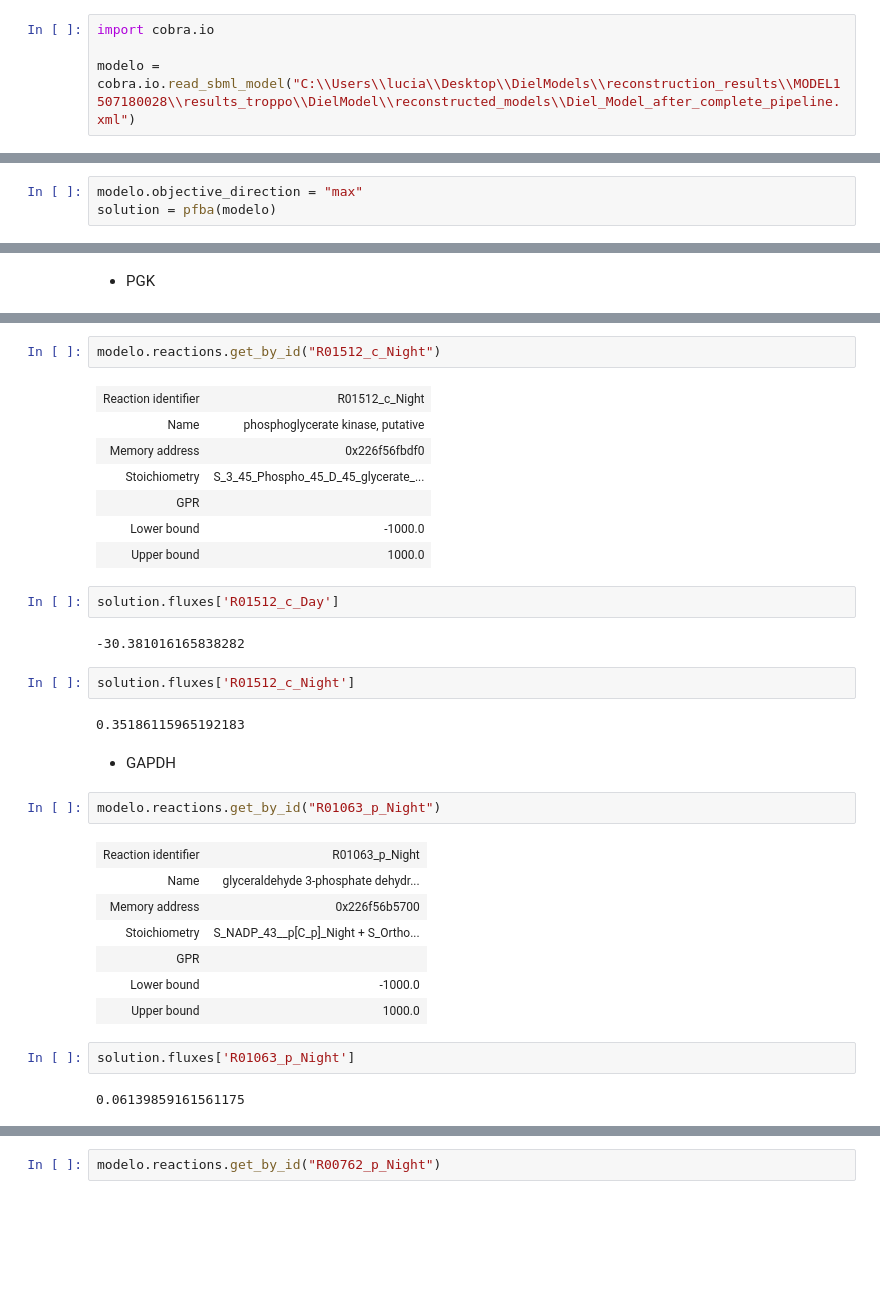
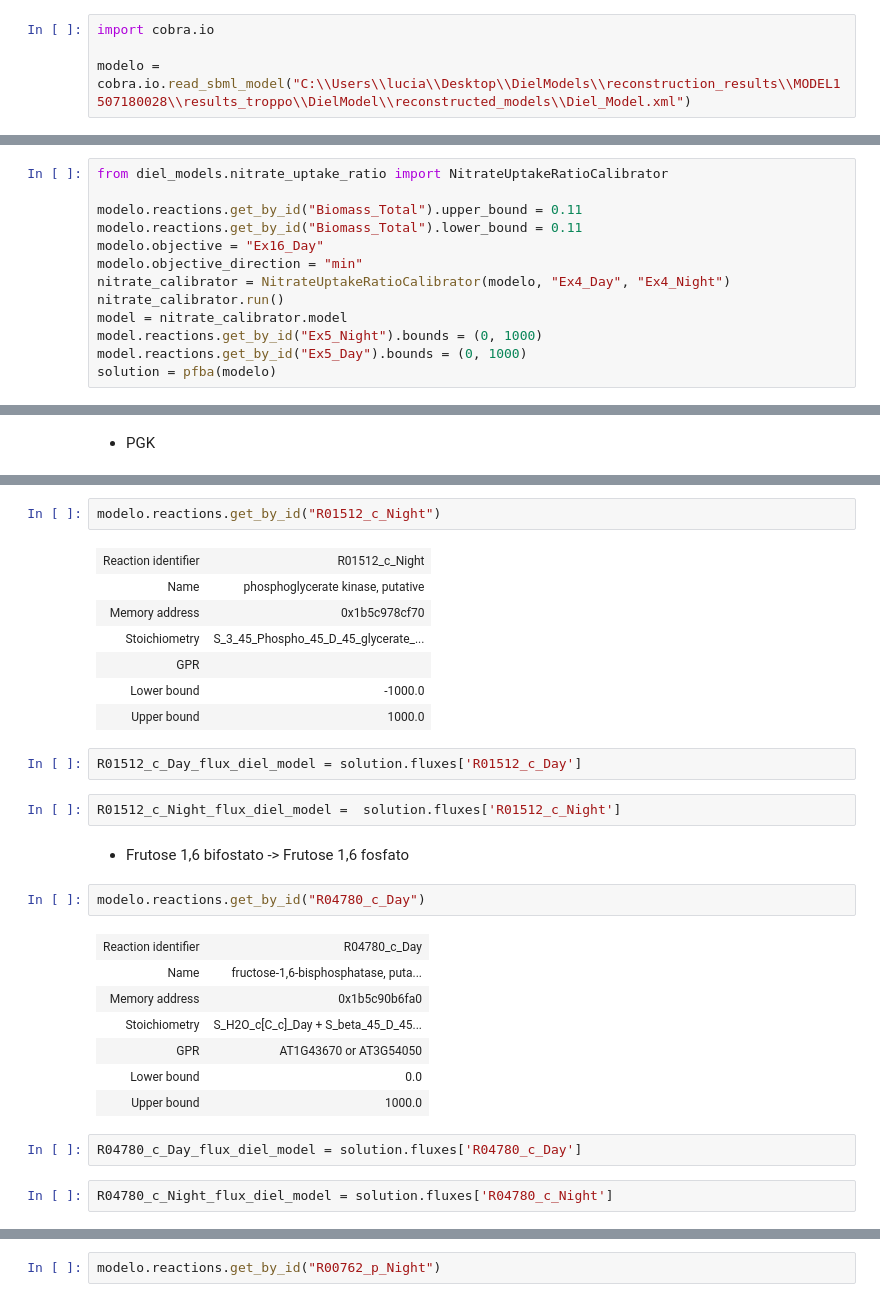
Before and after one commit to LucianaMartins26/DielModels, a Jupyter notebook: examples/(draft) Biosynthesis_reactions_fluxes.ipynb, the cells around one changed output, grey strips where cells are left out. Drawn from its saved outputs; the diff is of its cells as text; blank space fills up the shorter version.

Commit message:
[UPDATE] reactions validation + [FIX] simulation_sp

```diff
--- a/examples/(draft) Biosynthesis_reactions_fluxes.ipynb
+++ b/examples/(draft) Biosynthesis_reactions_fluxes.ipynb
@@ -1,7 +1,7 @@
 # %%
 import cobra.io
 
-modelo = cobra.io.read_sbml_model("C:\\Users\\lucia\\Desktop\\DielModels\\reconstruction_results\\MODEL1507180028\\results_troppo\\DielModel\\reconstructed_models\\Diel_Model_after_complete_pipeline.xml")
+modelo = cobra.io.read_sbml_model("C:\\Users\\lucia\\Desktop\\DielModels\\reconstruction_results\\MODEL1507180028\\results_troppo\\DielModel\\reconstructed_models\\Diel_Model.xml")
 # %%
 for metabolite in modelo.metabolites.query('hv'):
     if "Night" in metabolite.compartment:
@@ -10,6 +10,16 @@ for metabolite in modelo.metabolites.query('hv'):
 frozenset({<Reaction Ex16_Night at 0x...>, <Reaction REner01_p_Night at 0x...>})
 # %%
 from cobra.flux_analysis import pfba
-# %%
-modelo.objective_direction = "max"
-solution = pfba(modelo)
+# %%
+from diel_models.nitrate_uptake_ratio import NitrateUptakeRatioCalibrator
+
+modelo.reactions.get_by_id("Biomass_Total").upper_bound = 0.11
+modelo.reactions.get_by_id("Biomass_Total").lower_bound = 0.11
+modelo.objective = "Ex16_Day"
+modelo.objective_direction = "min"
+nitrate_calibrator = NitrateUptakeRatioCalibrator(modelo, "Ex4_Day", "Ex4_Night")
+nitrate_calibrator.run()
+model = nitrate_calibrator.model
+model.reactions.get_by_id("Ex5_Night").bounds = (0, 1000)
+model.reactions.get_by_id("Ex5_Day").bounds = (0, 1000)
+solution = pfba(modelo)
@@ -112,33 +146,29 @@ modelo.reactions.get_by_id("R01512_c_Night")
 # %% [output]
 | Reaction identifier | R01512_c_Night |
 | Name | phosphoglycerate kinase, putative |
-| Memory address | 0x226f56fbdf0 |
+| Memory address | 0x1b5c978cf70 |
 | Stoichiometry | S_3_45_Phospho_45_D_45_glycerate_... |
 | GPR |  |
 | Lower bound | -1000.0 |
 | Upper bound | 1000.0 |
 # %%
-solution.fluxes['R01512_c_Day']
+R01512_c_Day_flux_diel_model = solution.fluxes['R01512_c_Day']
-# %% [output]
--30.381016165838282
 # %%
-solution.fluxes['R01512_c_Night']
+R01512_c_Night_flux_diel_model =  solution.fluxes['R01512_c_Night']
-# %% [output]
-0.35186115965192183
-# %% [markdown]
-- GAPDH
+# %% [markdown]
+- Frutose 1,6 bifostato -> Frutose 1,6 fosfato
 # %%
-modelo.reactions.get_by_id("R01063_p_Night")
+modelo.reactions.get_by_id("R04780_c_Day")
 # %% [output]
-| Reaction identifier | R01063_p_Night |
-| Name | glyceraldehyde 3-phosphate dehydr... |
-| Memory address | 0x226f56b5700 |
-| Stoichiometry | S_NADP_43__p[C_p]_Night + S_Ortho... |
-| GPR |  |
-| Lower bound | -1000.0 |
+| Reaction identifier | R04780_c_Day |
+| Name | fructose-1,6-bisphosphatase, puta... |
+| Memory address | 0x1b5c90b6fa0 |
+| Stoichiometry | S_H2O_c[C_c]_Day + S_beta_45_D_45... |
+| GPR | AT1G43670 or AT3G54050 |
+| Lower bound | 0.0 |
 | Upper bound | 1000.0 |
-# %%
-solution.fluxes['R01063_p_Night']
-# %% [output]
-0.06139859161561175
+# %%
+R04780_c_Day_flux_diel_model = solution.fluxes['R04780_c_Day']
+# %%
+R04780_c_Night_flux_diel_model = solution.fluxes['R04780_c_Night']
 # %%
```
Also changed, not shown: parts of 31 cells of this notebook, 4 other files.
